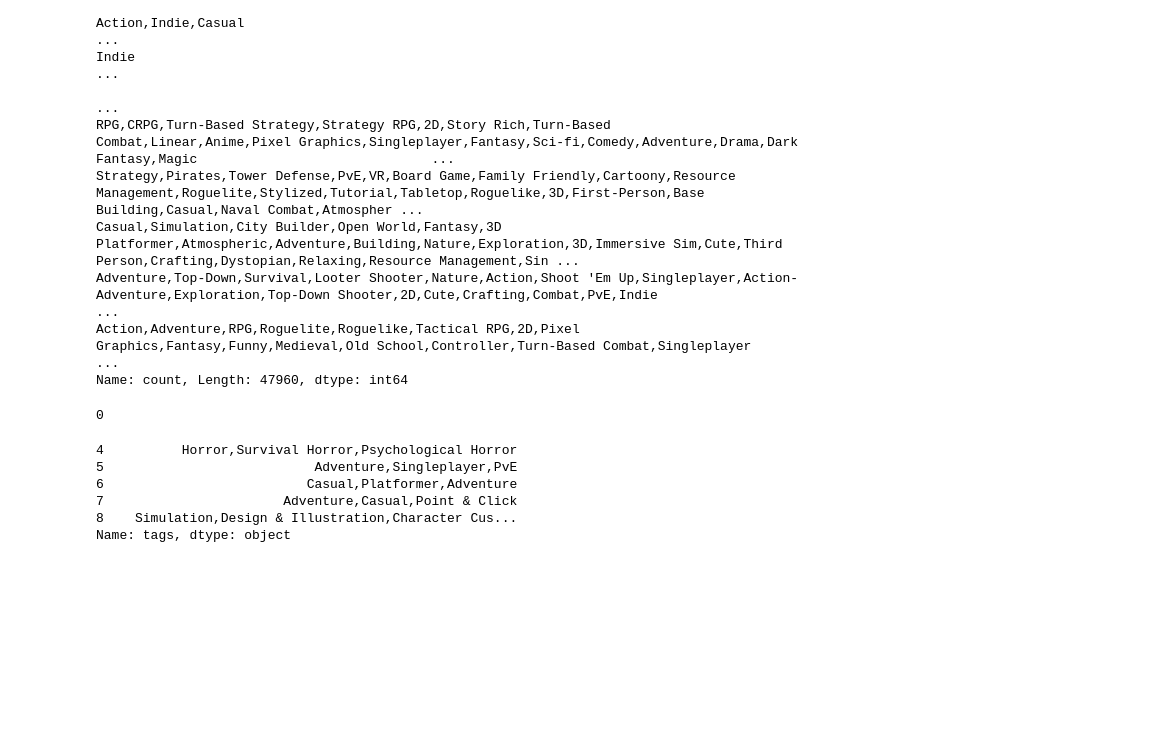
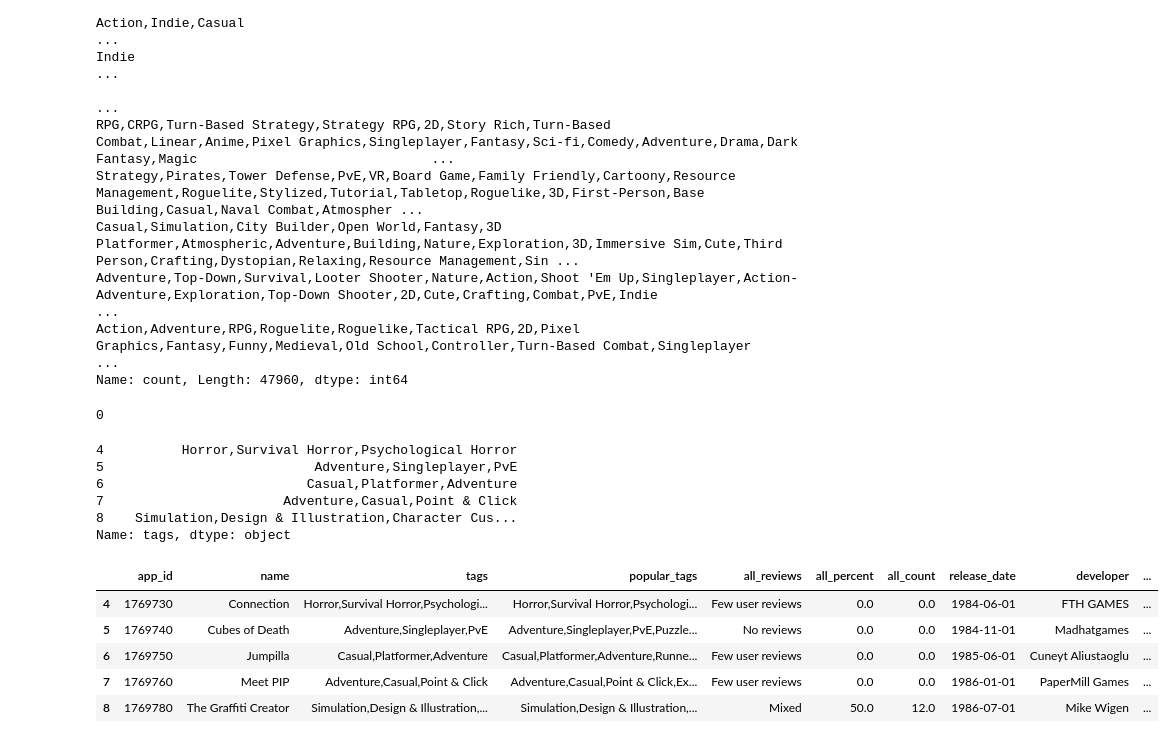
Before and after one commit to notrealqt/HCMIU_Data-Mining, a Jupyter notebook: preprocessing_game.ipynb, the cells around one changed output. Saved outputs shown, nothing was run; the diff lists cells and outputs as text; code cells hidden in the pictures; blank space fills up the shorter version.

```diff
--- a/preprocessing_game.ipynb
+++ b/preprocessing_game.ipynb
@@ -746,3 +843,12 @@ game_data['tags'].head()
 7                       Adventure,Casual,Point & Click
 8    Simulation,Design & Illustration,Character Cus...
 Name: tags, dtype: object
+# %%
+game_data.head()
+# %% [output]
+|  | app_id | name | tags | popular_tags | all_reviews | all_percent | all_count | release_date | developer | ... |
+| 4 | 1769730 | Connection | Horror,Survival Horror,Psychologi... | Horror,Survival Horror,Psychologi... | Few user reviews | 0.0 | 0.0 | 1984-06-01 | FTH GAMES | ... |
+| 5 | 1769740 | Cubes of Death | Adventure,Singleplayer,PvE | Adventure,Singleplayer,PvE,Puzzle... | No reviews | 0.0 | 0.0 | 1984-11-01 | Madhatgames | ... |
+| 6 | 1769750 | Jumpilla | Casual,Platformer,Adventure | Casual,Platformer,Adventure,Runne... | Few user reviews | 0.0 | 0.0 | 1985-06-01 | Cuneyt Aliustaoglu | ... |
+| 7 | 1769760 | Meet PIP | Adventure,Casual,Point & Click | Adventure,Casual,Point & Click,Ex... | Few user reviews | 0.0 | 0.0 | 1986-01-01 | PaperMill Games | ... |
+| 8 | 1769780 | The Graffiti Creator | Simulation,Design & Illustration,... | Simulation,Design & Illustration,... | Mixed | 50.0 | 12.0 | 1986-07-01 | Mike Wigen | ... |
```
Also changed, not shown: parts of 7 cells of this notebook.
